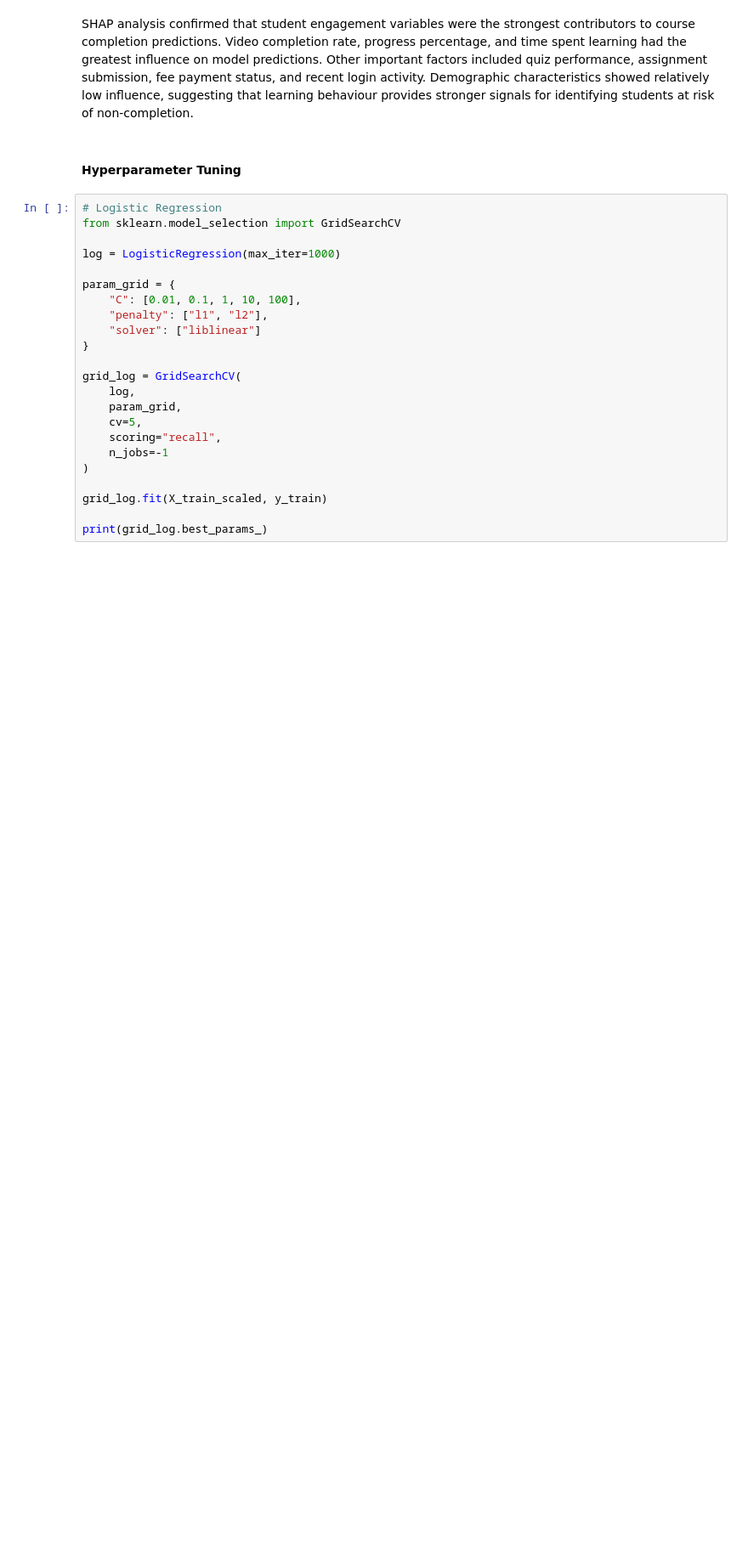
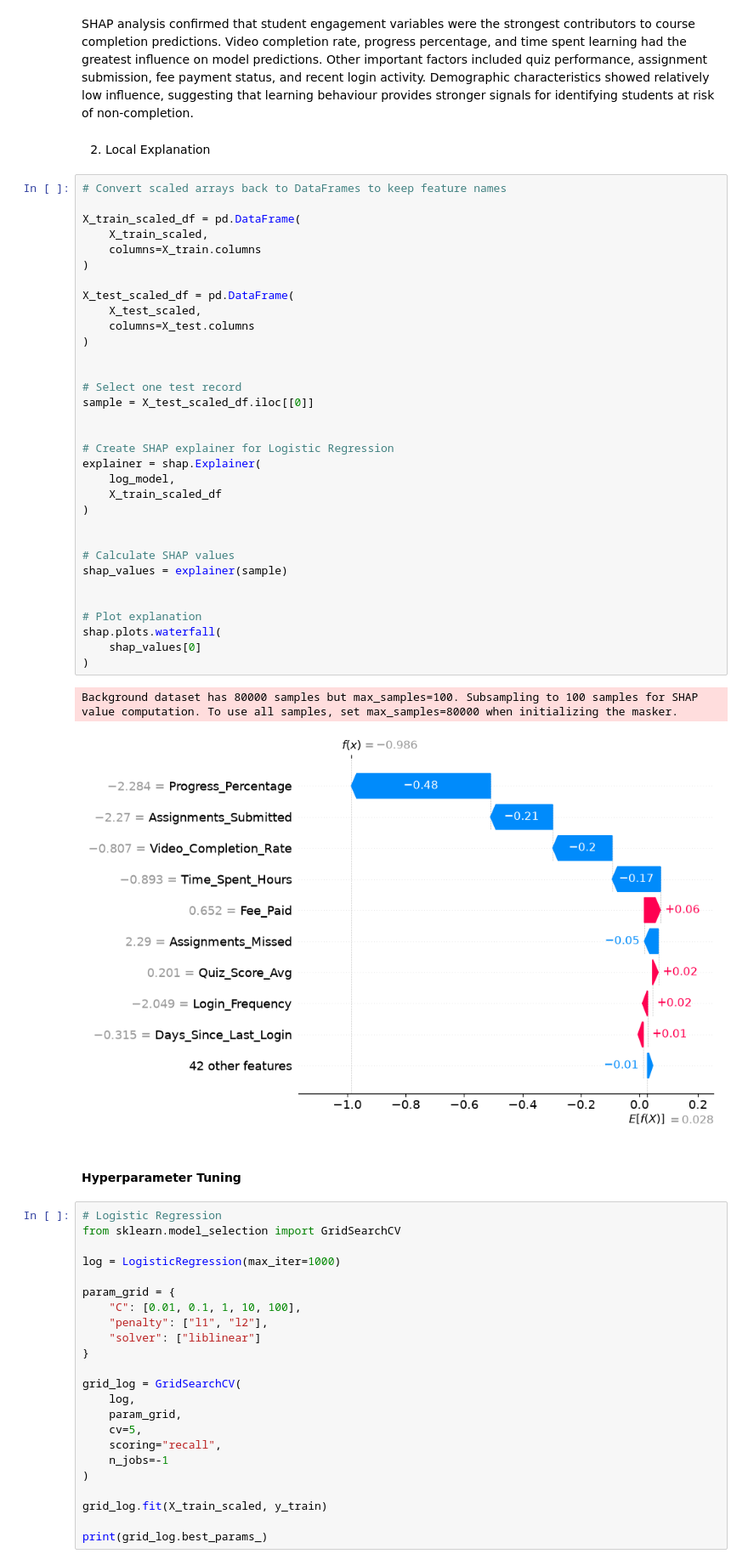
Before and after one commit to Njeri-Kiarie/Student_Online_Course_Completion_System, a Jupyter notebook: course_completion.ipynb, the cells around one changed output. Shown at 85% size. Drawn from its saved outputs; the diff is of its cells as text; blank space fills up the shorter version.

```diff
--- a/course_completion.ipynb
+++ b/course_completion.ipynb
@@ -1338,6 +1562,44 @@ shap.summary_plot(
 [figure]
 # %% [markdown]
 SHAP analysis confirmed that student engagement variables were the strongest contributors to course completion predictions. Video completion rate, progress percentage, and time spent learning had the greatest influence on model predictions. Other important factors included quiz performance, assignment submission, fee payment status, and recent login activity. Demographic characteristics showed relatively low influence, suggesting that learning behaviour provides stronger signals for identifying students at risk of non-completion.
+# %% [markdown]
+2. Local Explanation
+# %%
+# Convert scaled arrays back to DataFrames to keep feature names
+
+X_train_scaled_df = pd.DataFrame(
+    X_train_scaled,
+    columns=X_train.columns
+)
+
+X_test_scaled_df = pd.DataFrame(
+    X_test_scaled,
+    columns=X_test.columns
+)
+
+
+# Select one test record
+sample = X_test_scaled_df.iloc[[0]]
+
+
+# Create SHAP explainer for Logistic Regression
+explainer = shap.Explainer(
+    log_model,
+    X_train_scaled_df
+)
+
+
+# Calculate SHAP values
+shap_values = explainer(sample)
+
+
+# Plot explanation
+shap.plots.waterfall(
+    shap_values[0]
+)
+# %% [output]
+Background dataset has 80000 samples but max_samples=100. Subsampling to 100 samples for SHAP value computation. To use all samples, set max_samples=80000 when initializing the masker.
+[figure, added]
 # %% [markdown]
 #### **Hyperparameter Tuning**
 # %%
```
Also changed, not shown: parts of 38 cells of this notebook, 1 other file.
